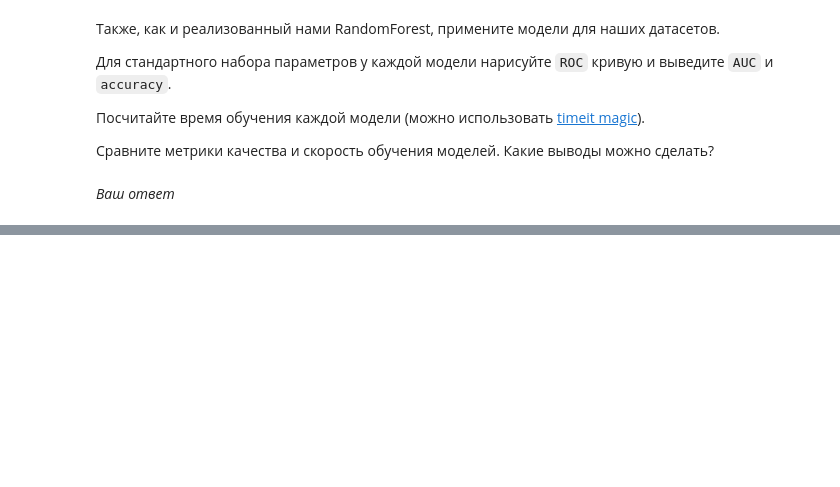
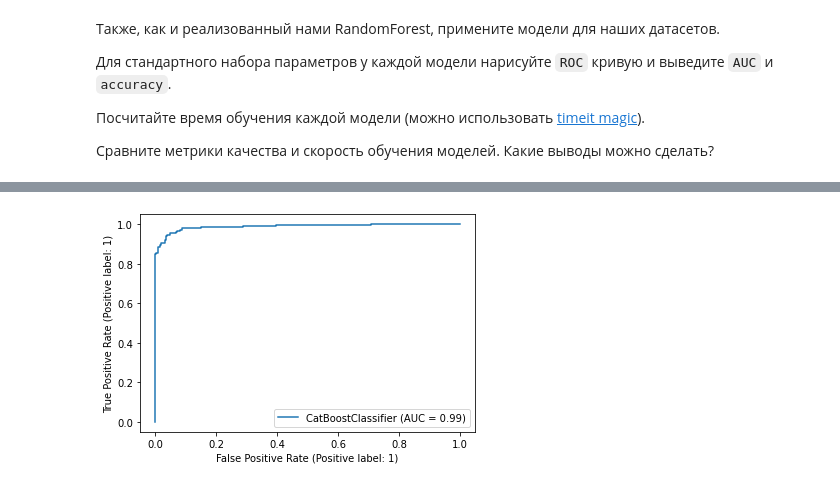
Before and after one commit to yegorov-boris/bioinf, a Jupyter notebook: HW4_Ensembles.ipynb, the cells around one changed output, grey strips where cells are left out. Drawn from its saved outputs; the diff is of its cells as text; code cells hidden in the pictures; blank space fills up the shorter version.

```diff
--- a/HW4_Ensembles.ipynb
+++ b/HW4_Ensembles.ipynb
@@ -178,8 +179,8 @@ class RandomForestClassifier:
         self.oobs = []
         for i in range(self.n_estimators):
             t = DecisionTreeClassifier(criterion=self.criterion, max_depth=self.max_depth, min_samples_leaf=self.min_samples_leaf, max_features=self.max_features)
-            sample = self.xy.sample(frac=0.63)
-            self.oobs.append(self.xy[~self.xy.isin(sample).all(1)])
+            sample = self.xy.sample(frac=0.63, replace=False)
+            self.oobs.append(self.xy.drop(labels=sample.index.unique().to_list()))
             t.fit(sample)
             self.trees.append(t)
 
@@ -199,7 +200,7 @@ class RandomForestClassifier:
             if j is None:
                 yp = self.trees[i].predict(self.oobs[i])
             else:
-                col = self.oobs[i][j].sample(frac=1.0)
+                col = self.oobs[i][j].sample(frac=1.0, replace=False)
                 tmp = self.oobs[i].copy()
                 tmp[j] = pandas.Series(col.to_list(), index=tmp.index)
                 yp = self.trees[i].predict(tmp)
@@ -365,0 +362,8 @@ _Ваш ответ_
+# %%
+rfc = RandomForestClassifier(min_samples_leaf=10, max_depth=3, n_estimators=100)
+rfc.fit(X_cancer_train, y_cancer_train)
+print("Importance:")
+importance = feature_importance(rfc)
+importance.sort(key = lambda i: i[1])
+for (k, v) in importance:
+    print(k, v)
@@ -390,2 +460,14 @@ _Ваш ответ_
-# %% [markdown]
-_Ваш ответ_
+# %%
+from catboost import CatBoostClassifier
+
+model = CatBoostClassifier(verbose=False)
+# train the model
+%time model.fit(X_cancer_train, y_cancer_train)
+# make the prediction using the resulting model
+preds_class = model.predict(X_cancer_test)
+preds_proba = model.predict_proba(X_cancer_test)
+print("accuracy:", accuracy_score(y_cancer_test, preds_class))
+print("AUC:", roc_auc_score(y_cancer_test, preds_proba[:, 1]))
+metrics.plot_roc_curve(model, X_cancer_test, y_cancer_test)
+plt.show()
+# %% [output]
@@ -391,0 +478 @@ _Ваш ответ_
+[figure, added]
```
Also changed, not shown: parts of 17 cells of this notebook.
